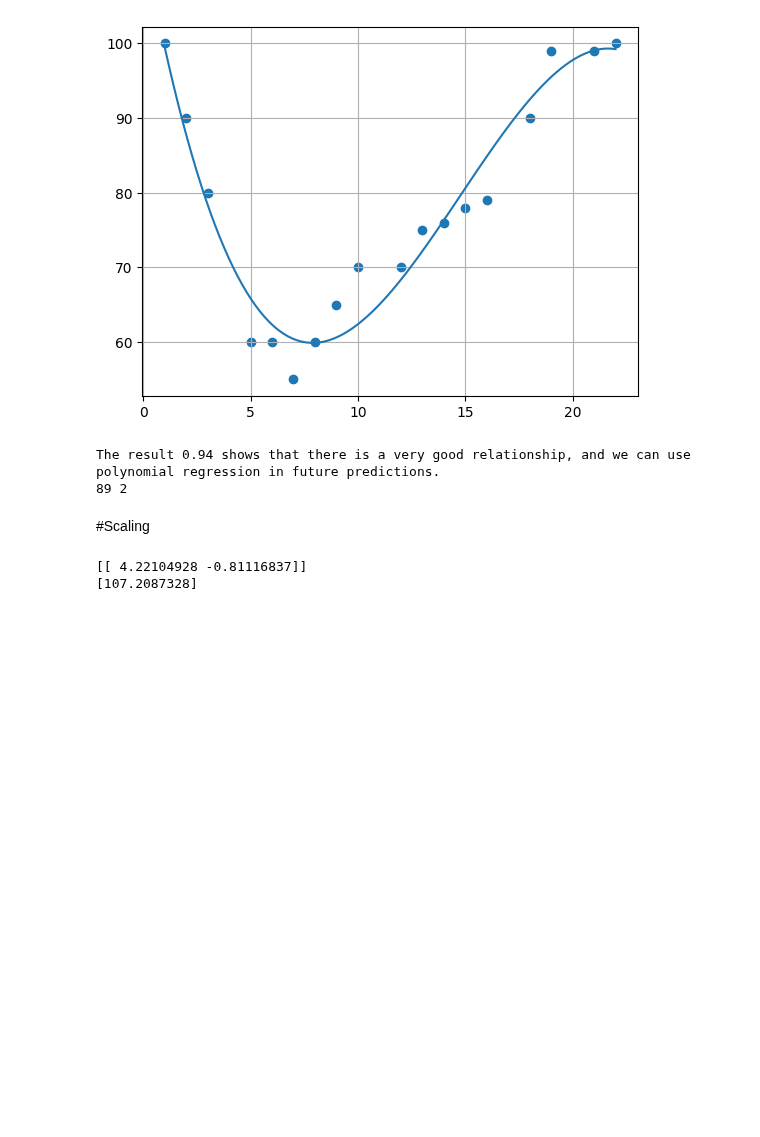
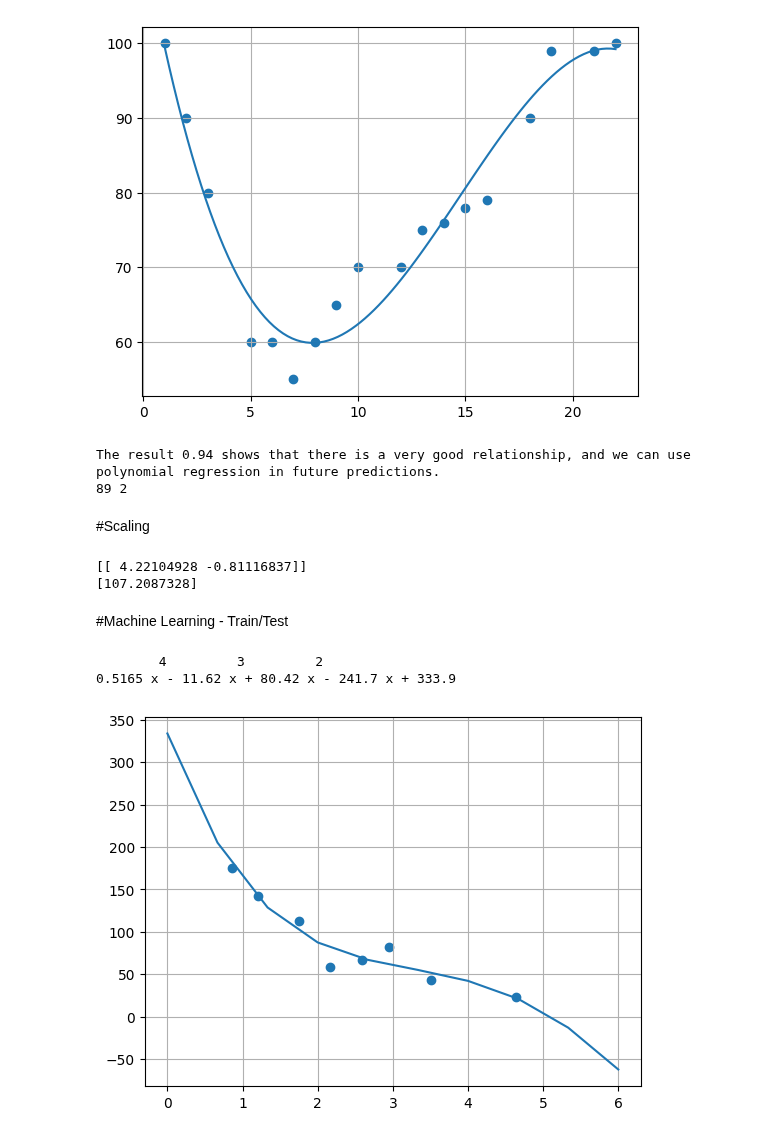
Before and after one commit to kjeyaram-orcl/DataScience, a Jupyter notebook: MachineLearningBasics.ipynb, the cells around one changed output. Saved outputs shown, nothing was run; the diff lists cells and outputs as text; code cells hidden in the pictures; blank space fills up the shorter version.

```diff
--- a/MachineLearningBasics.ipynb
+++ b/MachineLearningBasics.ipynb
@@ -230,3 +230,38 @@ print(predictedCO2)
 # %% [output]
 [[ 4.22104928 -0.81116837]]
 [107.2087328]
+# %% [markdown]
+#Machine Learning - Train/Test
+# %%
+#Train/Test is a method to measure the accuracy of your model.
+#you split the data set into two sets: a training set (80%) and a testing set(20%).
+#You train the model using the training set. - Train the model means create the model.
+#You test the model using the testing set. - Test the model means test the accuracy of the model.
+
+
+import numpy as np
+import matplotlib.pyplot as plt
+numpy.random.seed(2)
+
+x = numpy.random.normal(3, 1, 10)
+y = numpy.random.normal(150, 40, 10) / x
+
+train_x=x[:8]
+train_y=y[:8]
+
+test_x=x[8:]
+test_y=y[8:]
+
+plt.scatter(train_x, train_y)
+plt.grid()
+
+fit=np.polyfit(train_x, train_y,4)
+cur=np.poly1d(fit)
+print(cur)
+line = numpy.linspace(0,6,10)
+plt.plot(line,cur(line))
+plt.show()
+# %% [output]
+        4         3         2
+0.5165 x - 11.62 x + 80.42 x - 241.7 x + 333.9
+[figure, added]
```
